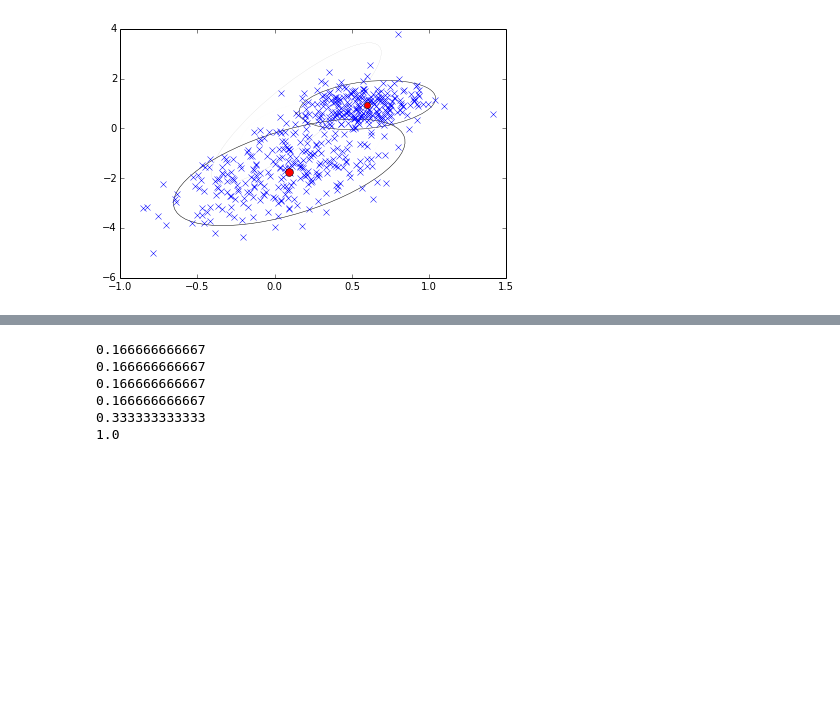
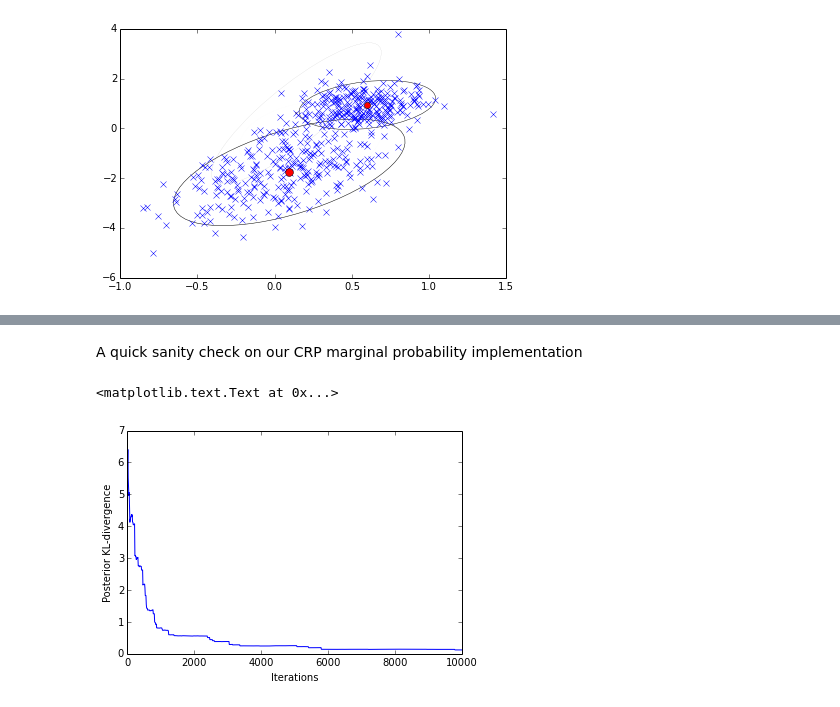
Before and after one commit to stephentu/mcmc-sandbox, a Jupyter notebook: gibbs/np-gibbs-beta-bernoulli.ipynb, the cells around one changed output, grey strips where cells are left out. Saved outputs shown, nothing was run; the diff lists cells and outputs as text; code cells hidden in the pictures; blank space fills up the shorter version.

```diff
--- a/gibbs/np-gibbs-beta-bernoulli.ipynb
+++ b/gibbs/np-gibbs-beta-bernoulli.ipynb
@@ -159,6 +217,7 @@ def gibbs_infinite_beta_bernoulli(Y, alpha, beta, gamma, niters, assertions=Fals
     lg_gamma = nplog(gamma)
 
     for t in xrange(niters):
+        #print 't:', t
         # XXX(stephentu): go through the data in a random permutation
         # as suggested by Kevin Murphy's book
         for i in xrange(N):
@@ -202,12 +261,15 @@ def gibbs_infinite_beta_bernoulli(Y, alpha, beta, gamma, niters, assertions=Fals
                 # new cluster
                 sums = np.append(sums, yi[:,np.newaxis], axis=1)
                 cnts = np.append(cnts, 1)
+            else:
+                # existing cluster
+                sums[:,new_ci] += yi
+                cnts[new_ci] += 1
 
             # now check if the old ci is an empty cluster we need to clean up
             if reusing and cnts[ci] == 0:
+                assert ci >= 0
                 # need to clean up
-                #cnts = np.hstack((cnts[:ci], cnts[ci+1:]))
-                #sums = np.hstack((sums[:,:ci], sums[:,ci+1:]))
                 cnts = np.delete(cnts, ci)
                 sums = np.delete(sums, ci, axis=1)
 
@@ -221,13 +283,15 @@ def gibbs_infinite_beta_bernoulli(Y, alpha, beta, gamma, niters, assertions=Fals
                 assert cnts.shape[0] == sums.shape[1]
                 assert set(assignments[assignments >= 0]) == set(range(cnts.shape[0]))
 
+        if assertions:
+            assert not (assignments==-1).any()
         history[t] = assignments
 
     return history
 # %%
 alpha, beta, gamma = 2., 1., 1.
-D = 10
-N = 10
+D = 5
+N = 5
 def bernoulli(p):
     return 1 if np.random.random() <= p else 0
 bb_prior_sample_fn = lambda: np.random.beta(beta, gamma, size=D)
@@ -276,12 +325,6 @@ def lg_pr_crp_assignment(assignments, alpha):
 
 def pr_crp_assignment(assignments, alpha):
     return np.exp(lg_pr_crp_assignment(assignments, alpha))
-
-#print pr_crp_assignment(np.array([0,0,0]), 2.)
-#print pr_crp_assignment(np.array([1,1,0]), 2.)
-#print pr_crp_assignment(np.array([0,0,1]), 2.)
-#print pr_crp_assignment(np.array([1,0,1]), 2.)
-#print pr_crp_assignment(np.array([0,1,2]), 2.)
 
 def canonical(assignments):
     assignments = np.copy(assignments)
@@ -307,12 +350,5 @@ def permutation_iter(n):
             continue
         seen.add(C)
         yield C
-
-print np.exp(sp.misc.logsumexp([lg_pr_crp_assignment(np.array(C), 2.) for C in permutation_iter(4)]))
-# %% [output]
-0.166666666667
-0.166666666667
-0.166666666667
-0.166666666667
-0.333333333333
-1.0
+# %% [markdown]
+A quick sanity check on our CRP marginal probability implementation
@@ -318,0 +408,29 @@ print np.exp(sp.misc.logsumexp([lg_pr_crp_assignment(np.array(C), 2.) for C in p
+# %%
+skip = 10
+skipped_chain = chain[::skip]
+smoothing = 1e-5
+window = 1000
+
+def kl(a, b):
+    return np.sum([p*np.log(p/q) for p, q in zip(a, b)])
+
+def histify(history):
+    # assumes the idmap is for the index set [history.shape[1]]
+    hist = np.zeros(len(idmap), dtype=np.float)
+    for h in history:
+        hist[idmap[tuple(canonical(h))]] += 1.0
+    return hist
+
+def fn(i):
+    hist = histify(skipped_chain[max(0, i-window):(i+1)]) + smoothing
+    hist /= hist.sum()
+    return kl(actual_posterior, hist)
+
+kls = map(fn, xrange(skipped_chain.shape[0]))
+# %%
+plt.plot(np.arange(0, chain.shape[0], skip) + 1, kls)
+plt.xlabel('Iterations')
+plt.ylabel('Posterior KL-divergence')
+# %% [output]
+<matplotlib.text.Text at 0x...>
+[figure, added]
```
Also changed, not shown: parts of 22 cells of this notebook, 1 other file.
